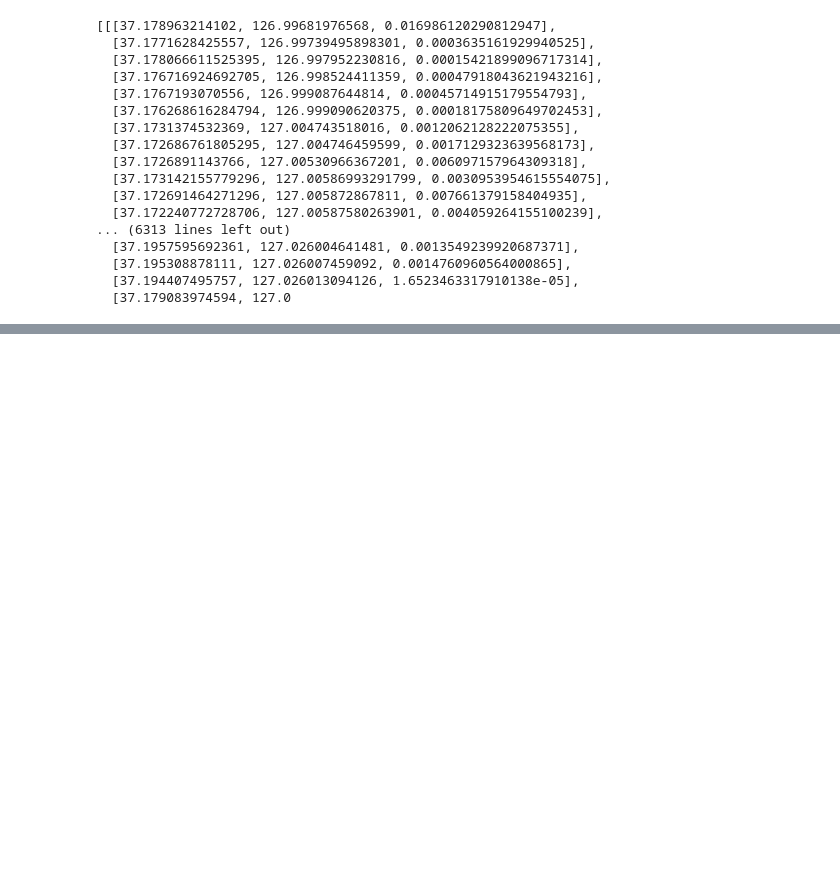
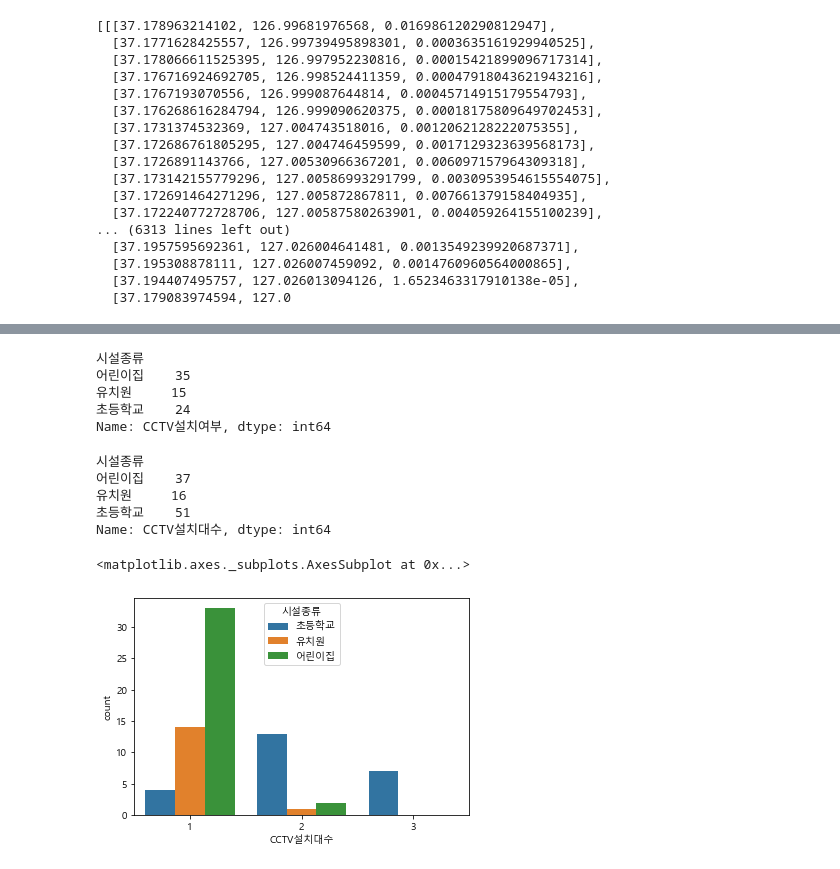
Before and after one commit to ikeven94/Osan-Si_-Identify-_TA_DangerZones, a Jupyter notebook: EDA/cjlee_EDA_어린이보호구역+유동인구.ipynb, the cells around one changed output, grey strips where cells are left out. Cells and saved outputs as stored; diff of their text form; code cells hidden in the pictures; blank space fills up the shorter version.

Commit message:
Add 어린이보호구역 EDA

```diff
--- a/EDA/cjlee_EDA_어린이보호구역+유동인구.ipynb
+++ b/EDA/cjlee_EDA_어린이보호구역+유동인구.ipynb
@@ -251,0 +291,27 @@ m.save('어린이보호구역+유동인구-시간대별.html')
+# %%
+# 어린이보호구역 중 CCTV 설치가 되어있는 시설 개수
+zone_CCTV_yes=zone[zone['CCTV설치여부']=='Y']
+zone_CCTV_yes.groupby('시설종류')['CCTV설치여부'].count()
+# %% [output]
+시설종류
+어린이집    35
+유치원     15
+초등학교    24
+Name: CCTV설치여부, dtype: int64
+# %%
+# 어린이보호구역 중 CCTV 설치가 되어있는 시설의 CCTV 설치 대수
+zone_CCTV_yes.groupby('시설종류')['CCTV설치대수'].sum()
+
+# => 시설 개수 대비 초등학교가 CCTV설치가 많이 되어있음
+# %% [output]
+시설종류
+어린이집    37
+유치원     16
+초등학교    51
+Name: CCTV설치대수, dtype: int64
+# %%
+# 어린이보호구역 중 CCTV 설치가 되어있는 시설의 CCTV설치대수
+sns.countplot(zone_CCTV_yes['CCTV설치대수'], hue=zone_CCTV_yes['시설종류'])
+# %% [output]
+<matplotlib.axes._subplots.AxesSubplot at 0x...>
+[figure, added]
```
Also changed, not shown: parts of 12 cells of this notebook.
